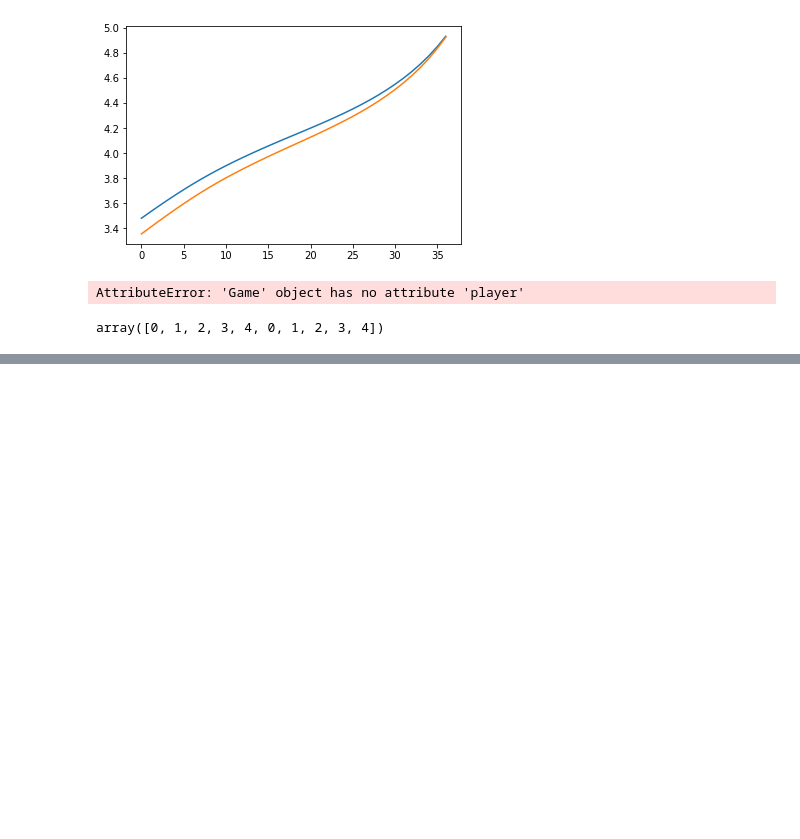
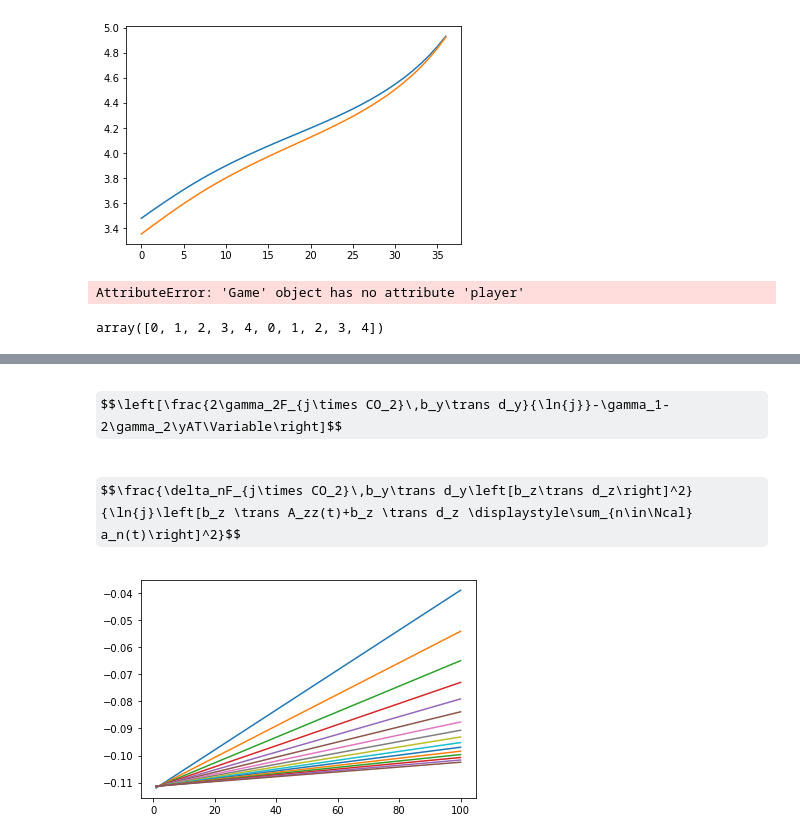
Before and after one commit to AnthonyCouthures/CO2-Game, a Jupyter notebook: brouillion.ipynb, the cells around one changed output, grey strips where cells are left out. Saved outputs shown, nothing was run; the diff lists cells and outputs as text; code cells hidden in the pictures; some formulas as TeX source; blank space fills up the shorter version.

```diff
--- a/brouillion.ipynb
+++ b/brouillion.ipynb
@@ -1546,0 +1644,27 @@ array([0, 1, 2, 3, 4, 0, 1, 2, 3, 4])
+# %% [markdown]
+$$\left[\frac{2\gamma_2F_{j\times CO_2}\,b_y\trans d_y}{\ln{j}}-\gamma_1-2\gamma_2\yAT\Variable\right]$$
+# %%
+d = [0,0,1]
+def f(temp):
+    return ( F_2XCO2 * 2 * d[2] * scm.temperature_model.bt @ scm.temperature_model.dt)/ np.log(2) - d[1] - 2 * d[2] * temp
+# %% [markdown]
+$$\frac{\delta_nF_{j\times CO_2}\,b_y\trans d_y\left[b_z\trans d_z\right]^2}{\ln{j}\left[b_z \trans A_zz(t)+b_z \trans d_z \displaystyle\sum_{n\in\Ncal} a_n(t)\right]^2}$$
+# %%
+def g(carbon):
+    return DELTAS[0] * F_2XCO2 * scm.temperature_model.bt @ scm.temperature_model.dt * (scm.carbon_model.bc @ scm.carbon_model.dc)**2 /(np.log(2) * carbon **2)
+# %%
+def h():
+    return-(GDP_MAX[0]) /ACTION_SETS[0,1]**2
+# %%
+import matplotlib.pyplot as plt
+import numpy as np
+from models.geophysic_models import *
+from parameters import *
+temp = np.linspace(1,100,50)
+scm = Simple_Climate_Model(Carbon_JOOS(), Temp_Discret_Geoffroy())
+for carbon in range(400,1200,50):
+    plt.plot(temp, h()  - GDP_MAX[0]* g(carbon)* f(temp))
+
+plt.show()
+# %% [output]
+[figure, added]
```
Also changed, not shown: parts of 23 cells of this notebook, 45 other files.
